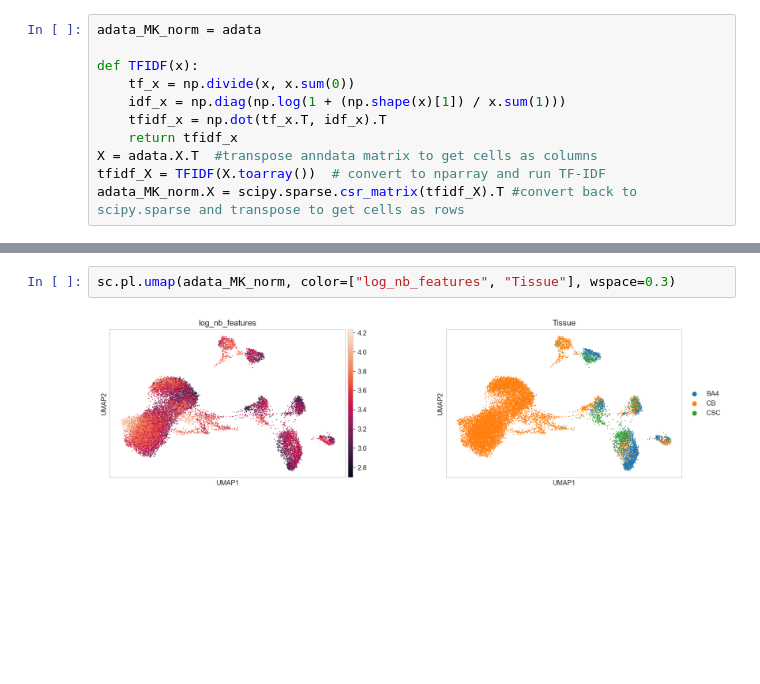
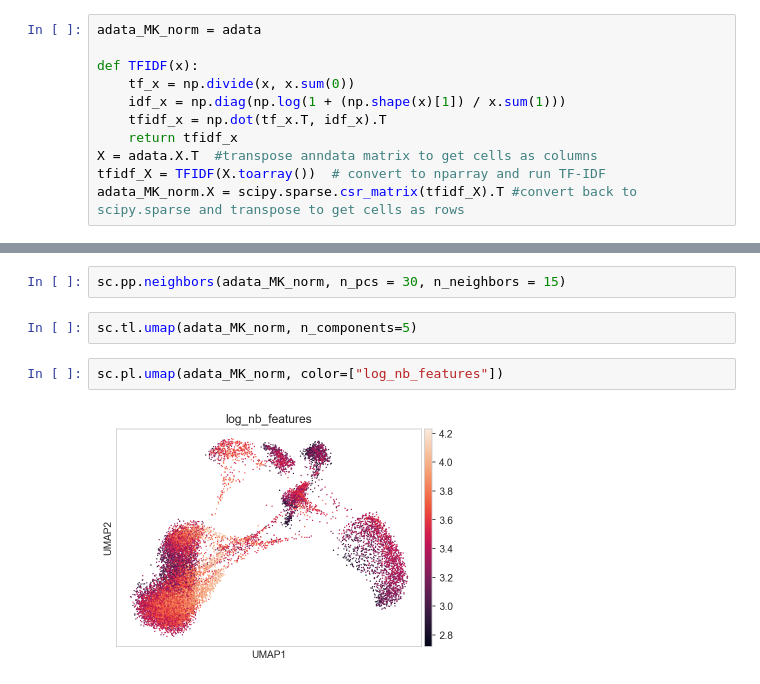
Before and after one commit to mkabbe/snATACnanoCT_AdultHumanCNS, a Jupyter notebook: src/binned_ATAC_analysis.ipynb, the cells around one changed output, grey strips where cells are left out. Cells and saved outputs as stored; diff of their text form; blank space fills up the shorter version.

```diff
--- a/src/binned_ATAC_analysis.ipynb
+++ b/src/binned_ATAC_analysis.ipynb
@@ -74,4 +99,8 @@ WARNING: Consider installing the package MulticoreTSNE (https://github.com/Dmitr
+# %%
+sc.pp.neighbors(adata_MK_norm, n_pcs = 30, n_neighbors = 15)
+# %%
+sc.tl.umap(adata_MK_norm, n_components=5)
 # %%
-sc.pl.umap(adata_MK_norm, color=["log_nb_features", "Tissue"], wspace=0.3)
+sc.pl.umap(adata_MK_norm, color=["log_nb_features"])
 # %% [output]
-[figure, old version]
+[figure, new version]
```
Also changed, not shown: parts of 23 cells of this notebook, 2 other files.
